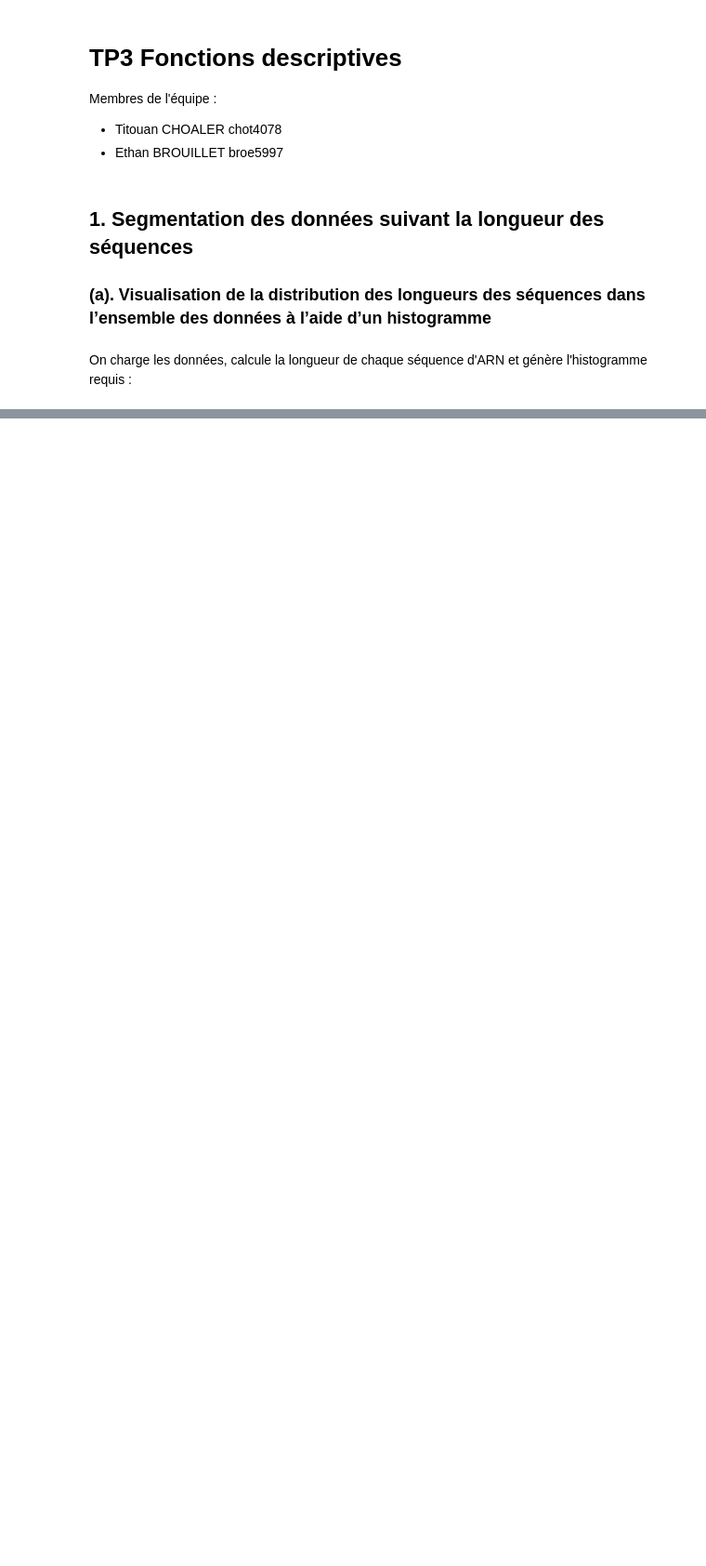
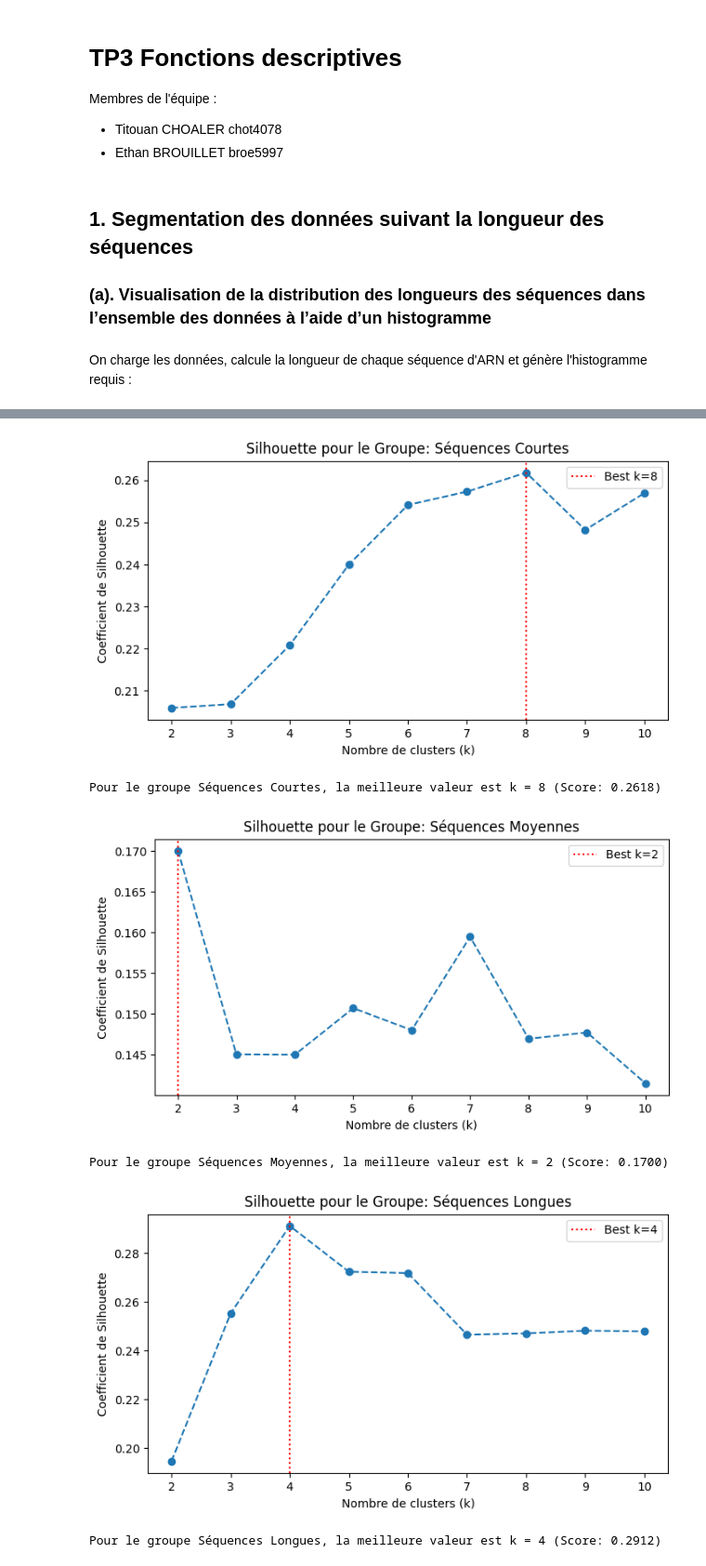
Before and after one commit to NtoDeath/Forage_de_donnees, a Jupyter notebook: TP3_Fonctions_descriptives/tp3.ipynb, the cells around one changed output, grey strips where cells are left out. Shown at 93% size. Cells and saved outputs as stored; diff of their text form; code cells hidden in the pictures; blank space fills up the shorter version.

Commit message:
Ajout des réponses pour chaque questions + à vérifier le code, certains choix pris, et refaire les commentaires

```diff
--- a/TP3_Fonctions_descriptives/tp3.ipynb
+++ b/TP3_Fonctions_descriptives/tp3.ipynb
@@ -43,0 +108,13 @@ print(df['longueur'].describe())
+# %%
+# Seuils pour 4 groupes
+seuils = [130, 280]
+
+# Création des listes de groupes
+g_court = df[df['longueur'] < seuils[0]].copy()
+g_moyen = df[(df['longueur'] >= seuils[0]) & (df['longueur'] < seuils[1])].copy()
+g_long = df[(df['longueur'] >= seuils[1])].copy()
+
+# Affichage pour validation
+groupes = [g_court, g_moyen, g_long]
+for i, g in enumerate(groupes, 1):
+    print(f"Groupe {i} : {len(g)} séquences (Min: {g['longueur'].min()}, Max: {g['longueur'].max()})")
@@ -43,0 +233,53 @@ print(df['longueur'].describe())
+# %%
+from sklearn.cluster import KMeans
+from sklearn.metrics import silhouette_score
+import matplotlib.pyplot as plt
+
+def trouver_meilleur_k(X, nom_groupe, k_min=2, k_max=10):
+    """
+    Teste plusieurs valeurs de k pour un groupe donné et retourne le meilleur k
+    selon le score de Silhouette.
+    """
+    scores = []
+    meilleur_k = k_min
+    meilleur_score = -1
+
+    plage_k = range(k_min, k_max + 1)
+
+    for k in plage_k:
+        # Initialisation de K-means
+        kmeans = KMeans(n_clusters=k, n_init=10, random_state=42)
+        labels = kmeans.fit_predict(X)
+
+        # Calcul du score de Silhouette
+        score = silhouette_score(X, labels)
+        scores.append(score)
+
+        if score > meilleur_score:
+            meilleur_score = score
+            meilleur_k = k
+
+    # Visualisation des résultats
+    plt.figure(figsize=(8, 4))
+    plt.plot(plage_k, scores, marker='o', linestyle='--')
+    plt.title(f'Silhouette pour le Groupe: {nom_groupe}')
+    plt.xlabel('Nombre de clusters (k)')
+    plt.ylabel('Coefficient de Silhouette')
+    plt.axvline(x=meilleur_k, color='r', linestyle=':', label=f'Best k={meilleur_k}')
+    plt.legend()
+    plt.show()
+
+    print(f"Pour le groupe {nom_groupe}, la meilleure valeur est k = {meilleur_k} (Score: {meilleur_score:.4f})")
+    return meilleur_k
+
+# Exécution pour chaque groupe de la question 1 [cite: 20, 21]
+k_court = trouver_meilleur_k(X_court_filtre, "Séquences Courtes")
+k_moyen = trouver_meilleur_k(X_moyen_filtre, "Séquences Moyennes")
+k_long  = trouver_meilleur_k(X_long_filtre,  "Séquences Longues")
+# %% [output]
+[figure, added]
+Pour le groupe Séquences Courtes, la meilleure valeur est k = 8 (Score: 0.2618)
+[figure, added]
+Pour le groupe Séquences Moyennes, la meilleure valeur est k = 2 (Score: 0.1700)
+[figure, added]
+Pour le groupe Séquences Longues, la meilleure valeur est k = 4 (Score: 0.2912)
```
Also changed, not shown: parts of 37 cells of this notebook.
